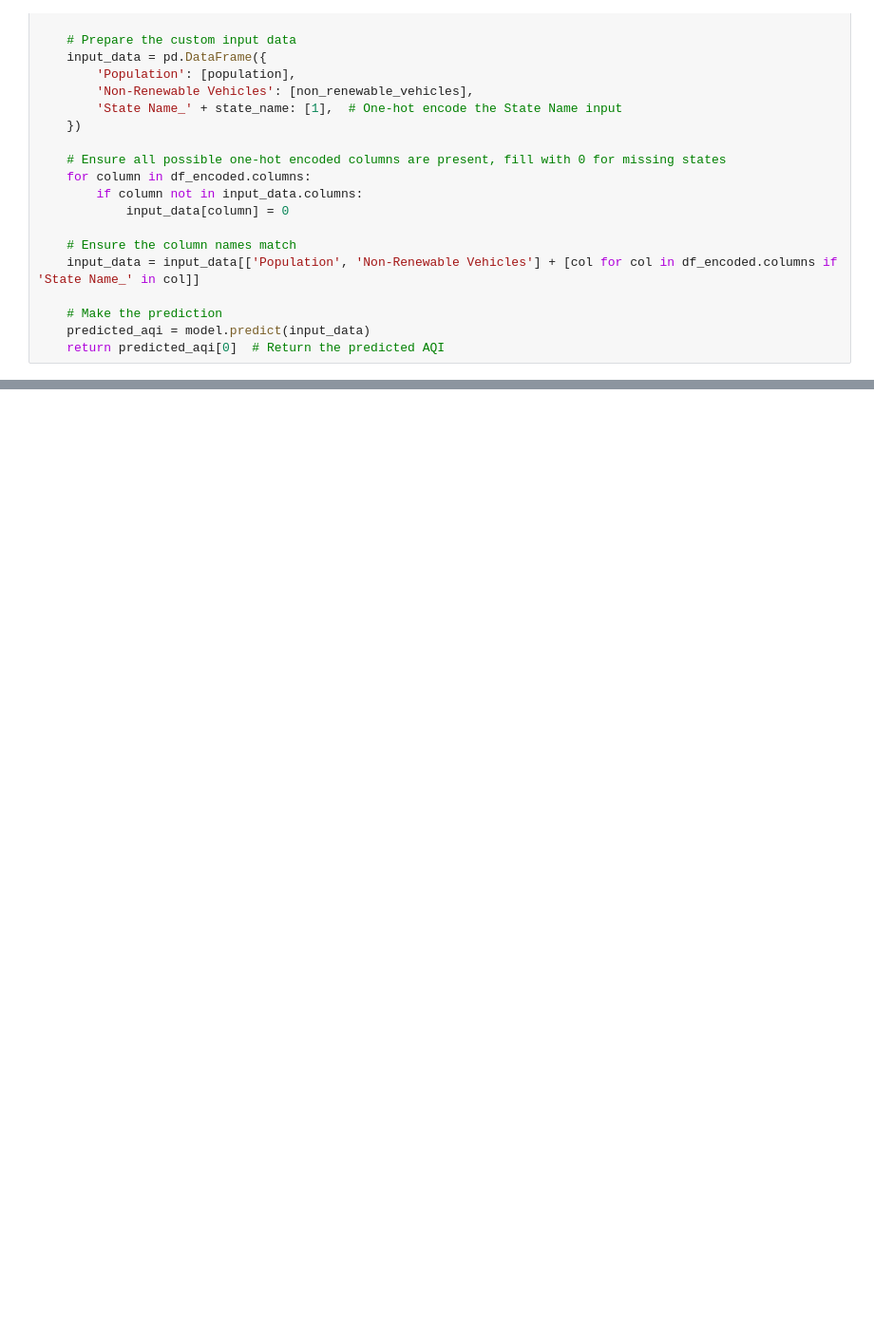
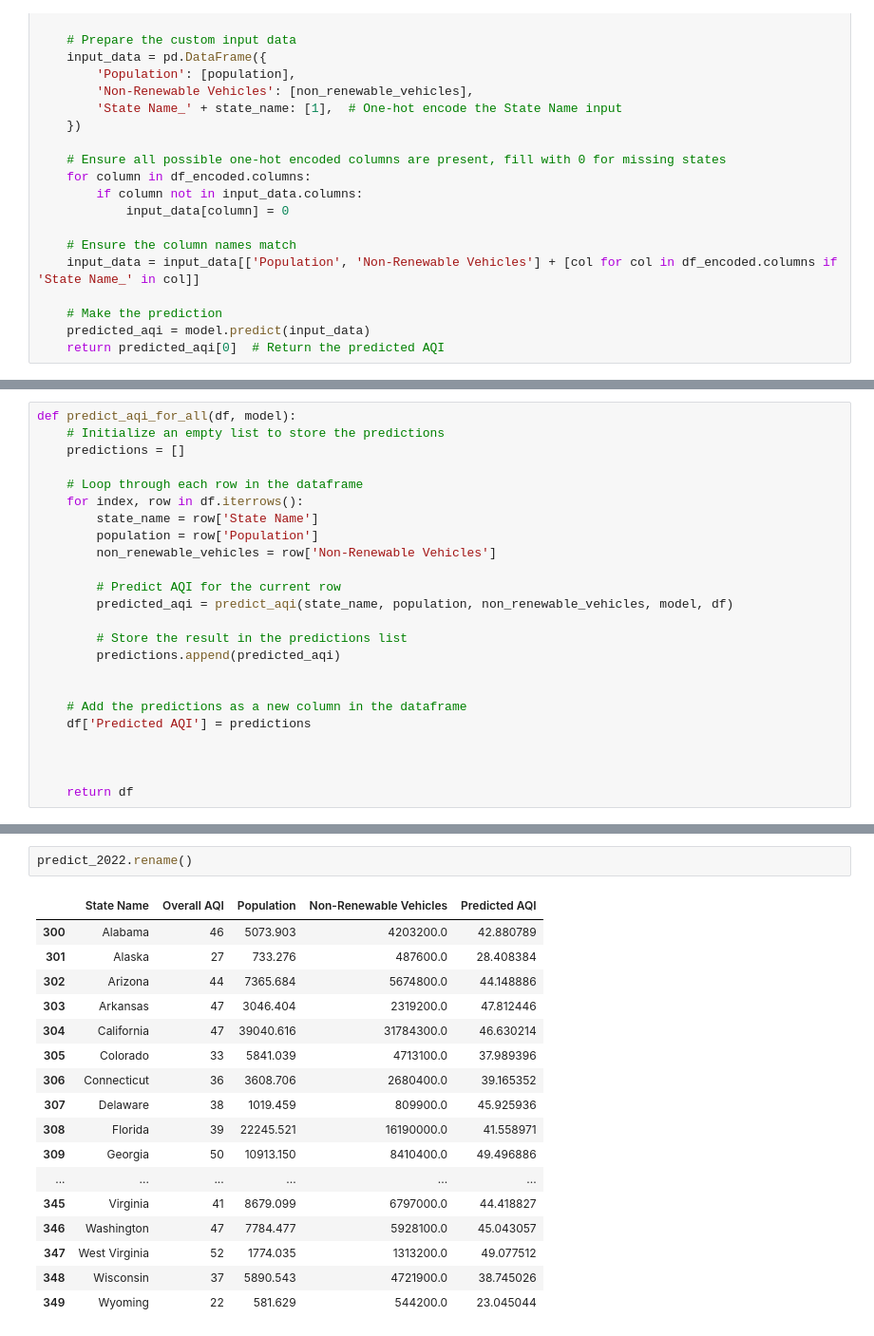
Before and after one commit to Rahib-Khan/Air_Quality_Predictor, a Jupyter notebook: src/data-model.ipynb, the cells around one changed output, grey strips where cells are left out. Shown at 95% size. Cells and saved outputs as stored; diff of their text form; blank space fills up the shorter version.

```diff
--- a/src/data-model.ipynb
+++ b/src/data-model.ipynb
@@ -349,0 +277,24 @@ predictions_df
+# %%
+def predict_aqi_for_all(df, model):
+    # Initialize an empty list to store the predictions
+    predictions = []
+
+    # Loop through each row in the dataframe
+    for index, row in df.iterrows():
+        state_name = row['State Name']
+        population = row['Population']
+        non_renewable_vehicles = row['Non-Renewable Vehicles']
+
+        # Predict AQI for the current row
+        predicted_aqi = predict_aqi(state_name, population, non_renewable_vehicles, model, df)
+
+        # Store the result in the predictions list
+        predictions.append(predicted_aqi)
+
+
+    # Add the predictions as a new column in the dataframe
+    df['Predicted AQI'] = predictions
+
+
+
+    return df
@@ -349,0 +327,20 @@ predictions_df
+# %%
+predict_2022.rename()
+# %% [output]
+|  | State Name | Overall AQI | Population | Non-Renewable Vehicles | Predicted AQI |
+| 300 | Alabama | 46 | 5073.903 | 4203200.0 | 42.880789 |
+| 301 | Alaska | 27 | 733.276 | 487600.0 | 28.408384 |
+| 302 | Arizona | 44 | 7365.684 | 5674800.0 | 44.148886 |
+| 303 | Arkansas | 47 | 3046.404 | 2319200.0 | 47.812446 |
+| 304 | California | 47 | 39040.616 | 31784300.0 | 46.630214 |
+| 305 | Colorado | 33 | 5841.039 | 4713100.0 | 37.989396 |
+| 306 | Connecticut | 36 | 3608.706 | 2680400.0 | 39.165352 |
+| 307 | Delaware | 38 | 1019.459 | 809900.0 | 45.925936 |
+| 308 | Florida | 39 | 22245.521 | 16190000.0 | 41.558971 |
+| 309 | Georgia | 50 | 10913.150 | 8410400.0 | 49.496886 |
+| ... | ... | ... | ... | ... | ... |
+| 345 | Virginia | 41 | 8679.099 | 6797000.0 | 44.418827 |
+| 346 | Washington | 47 | 7784.477 | 5928100.0 | 45.043057 |
+| 347 | West Virginia | 52 | 1774.035 | 1313200.0 | 49.077512 |
+| 348 | Wisconsin | 37 | 5890.543 | 4721900.0 | 38.745026 |
+| 349 | Wyoming | 22 | 581.629 | 544200.0 | 23.045044 |
```
Also changed, not shown: parts of 15 cells of this notebook, 2 other files.
